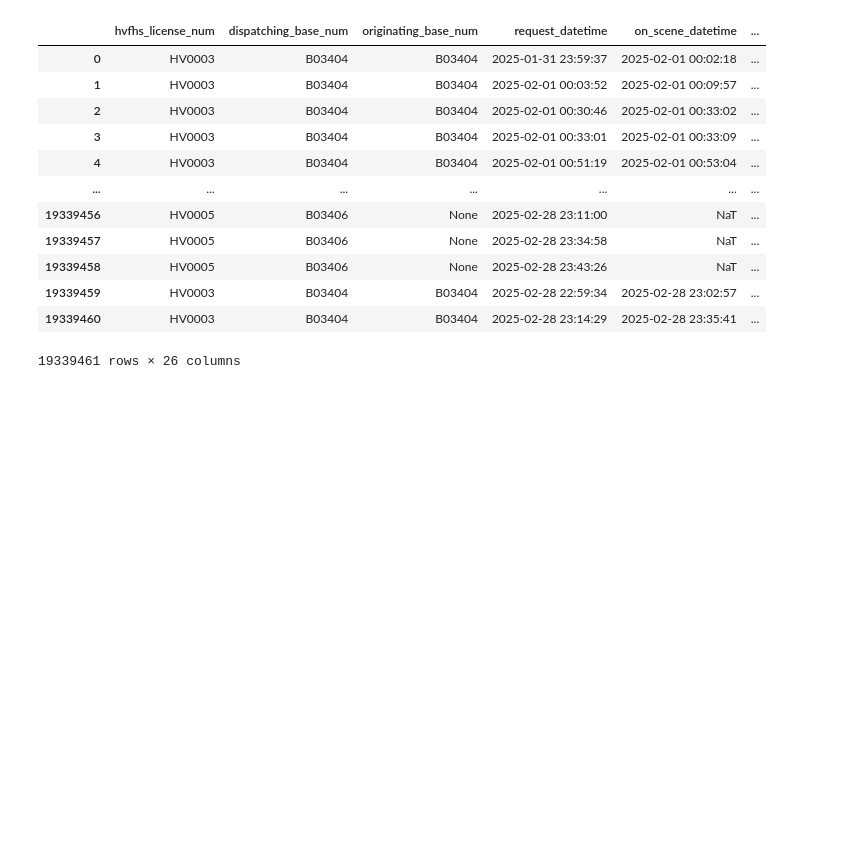
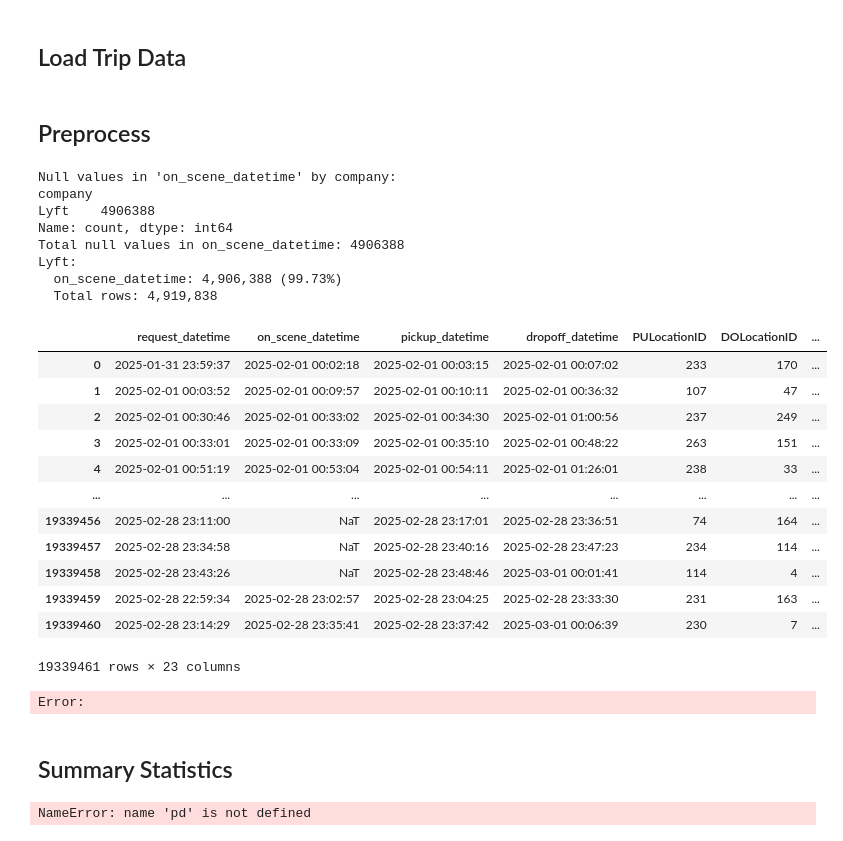
Before and after one commit to hendrikmehl/Thesis_HME, a Jupyter notebook: Code/notebooks/data_exploration.ipynb, the cells around one changed output. Saved outputs shown, nothing was run; the diff lists cells and outputs as text; code cells hidden in the pictures; blank space fills up the shorter version.

```diff
--- a/Code/notebooks/data_exploration.ipynb
+++ b/Code/notebooks/data_exploration.ipynb
@@ -0,0 +1,2 @@
+# %% [markdown]
+## Load Trip Data
@@ -1,30 +14,39 @@
+# %% [markdown]
+## Preprocess
 # %%
-import sys
-import os
-
-# Add the project root directory to Python path
-project_root = os.path.abspath(os.path.join(os.getcwd(), '..'))
-if project_root not in sys.path:
-    sys.path.insert(0, project_root)
-
-from src.data.load_data import load_trip_data
-from src.data.preprocess import add_company_column
+from src.data.preprocess import preprocess_trip_data
 
 # Read the Parquet file
-df = load_trip_data('../data/raw/fhvhv_tripdata_2025-02.parquet')
-df_processed = add_company_column(df)
+df_processed = preprocess_trip_data(df)
+
 df_processed
 # %% [output]
+Null values in 'on_scene_datetime' by company:
+company
+Lyft    4906388
+Name: count, dtype: int64
+Total null values in on_scene_datetime: 4906388
+Lyft:
+  on_scene_datetime: 4,906,388 (99.73%)
+  Total rows: 4,919,838
-|  | hvfhs_license_num | dispatching_base_num | originating_base_num | request_datetime | on_scene_datetime | ... |
-| 0 | HV0003 | B03404 | B03404 | 2025-01-31 23:59:37 | 2025-02-01 00:02:18 | ... |
-| 1 | HV0003 | B03404 | B03404 | 2025-02-01 00:03:52 | 2025-02-01 00:09:57 | ... |
-| 2 | HV0003 | B03404 | B03404 | 2025-02-01 00:30:46 | 2025-02-01 00:33:02 | ... |
-| 3 | HV0003 | B03404 | B03404 | 2025-02-01 00:33:01 | 2025-02-01 00:33:09 | ... |
-| 4 | HV0003 | B03404 | B03404 | 2025-02-01 00:51:19 | 2025-02-01 00:53:04 | ... |
-| ... | ... | ... | ... | ... | ... | ... |
-| 19339456 | HV0005 | B03406 | None | 2025-02-28 23:11:00 | NaT | ... |
-| 19339457 | HV0005 | B03406 | None | 2025-02-28 23:34:58 | NaT | ... |
-| 19339458 | HV0005 | B03406 | None | 2025-02-28 23:43:26 | NaT | ... |
-| 19339459 | HV0003 | B03404 | B03404 | 2025-02-28 22:59:34 | 2025-02-28 23:02:57 | ... |
-| 19339460 | HV0003 | B03404 | B03404 | 2025-02-28 23:14:29 | 2025-02-28 23:35:41 | ... |
+|  | request_datetime | on_scene_datetime | pickup_datetime | dropoff_datetime | PULocationID | DOLocationID | ... |
+| 0 | 2025-01-31 23:59:37 | 2025-02-01 00:02:18 | 2025-02-01 00:03:15 | 2025-02-01 00:07:02 | 233 | 170 | ... |
+| 1 | 2025-02-01 00:03:52 | 2025-02-01 00:09:57 | 2025-02-01 00:10:11 | 2025-02-01 00:36:32 | 107 | 47 | ... |
+| 2 | 2025-02-01 00:30:46 | 2025-02-01 00:33:02 | 2025-02-01 00:34:30 | 2025-02-01 01:00:56 | 237 | 249 | ... |
+| 3 | 2025-02-01 00:33:01 | 2025-02-01 00:33:09 | 2025-02-01 00:35:10 | 2025-02-01 00:48:22 | 263 | 151 | ... |
+| 4 | 2025-02-01 00:51:19 | 2025-02-01 00:53:04 | 2025-02-01 00:54:11 | 2025-02-01 01:26:01 | 238 | 33 | ... |
+| ... | ... | ... | ... | ... | ... | ... | ... |
+| 19339456 | 2025-02-28 23:11:00 | NaT | 2025-02-28 23:17:01 | 2025-02-28 23:36:51 | 74 | 164 | ... |
+| 19339457 | 2025-02-28 23:34:58 | NaT | 2025-02-28 23:40:16 | 2025-02-28 23:47:23 | 234 | 114 | ... |
+| 19339458 | 2025-02-28 23:43:26 | NaT | 2025-02-28 23:48:46 | 2025-03-01 00:01:41 | 114 | 4 | ... |
+| 19339459 | 2025-02-28 22:59:34 | 2025-02-28 23:02:57 | 2025-02-28 23:04:25 | 2025-02-28 23:33:30 | 231 | 163 | ... |
+| 19339460 | 2025-02-28 23:14:29 | 2025-02-28 23:35:41 | 2025-02-28 23:37:42 | 2025-03-01 00:06:39 | 230 | 7 | ... |
-19339461 rows × 26 columns
+19339461 rows × 23 columns
+Error:
+# %% [markdown]
+## Summary Statistics
+# %%
+pd.set_option('display.max_columns', None)
+df_processed.head()
+# %% [output]
+NameError: name 'pd' is not defined
```
Also changed, not shown: parts of 1 cell of this notebook, 8 other files.
